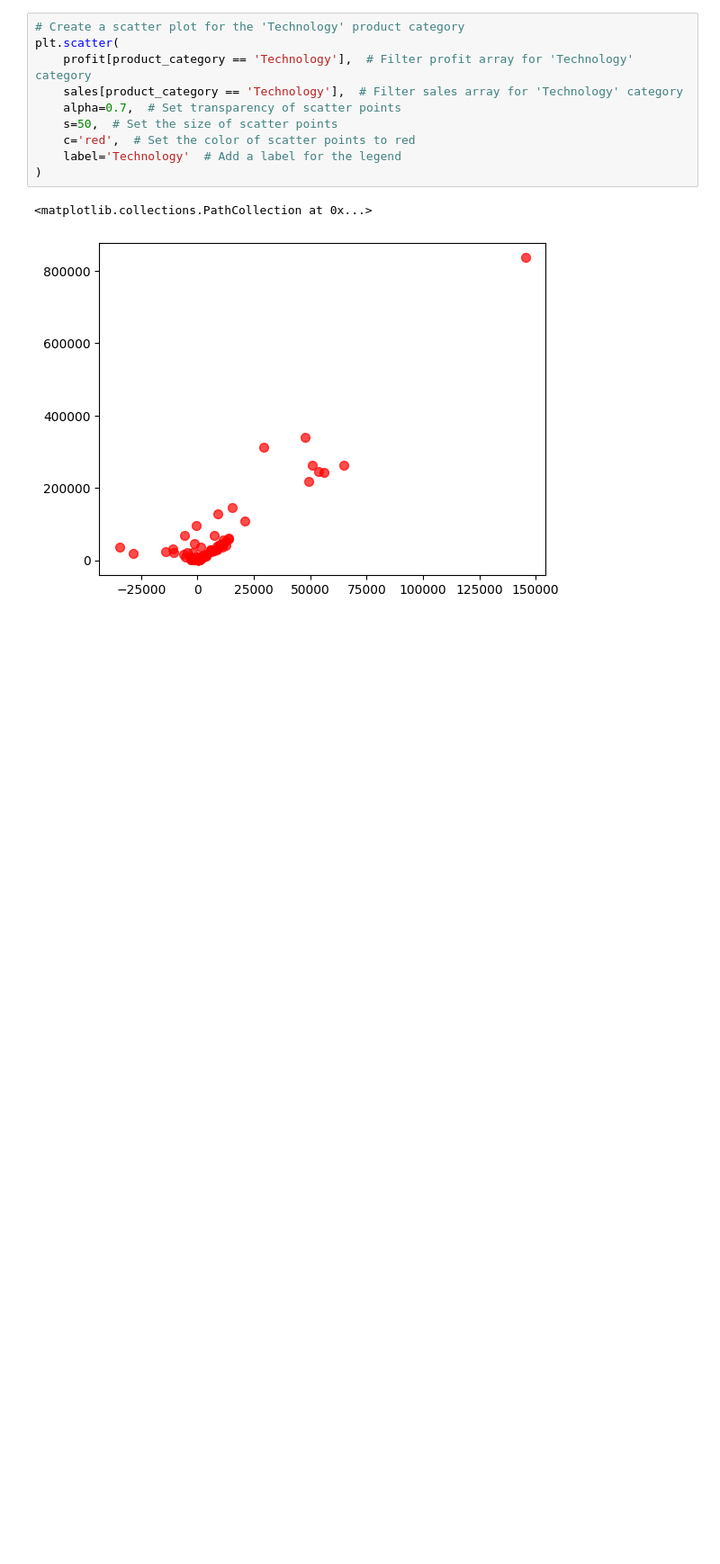
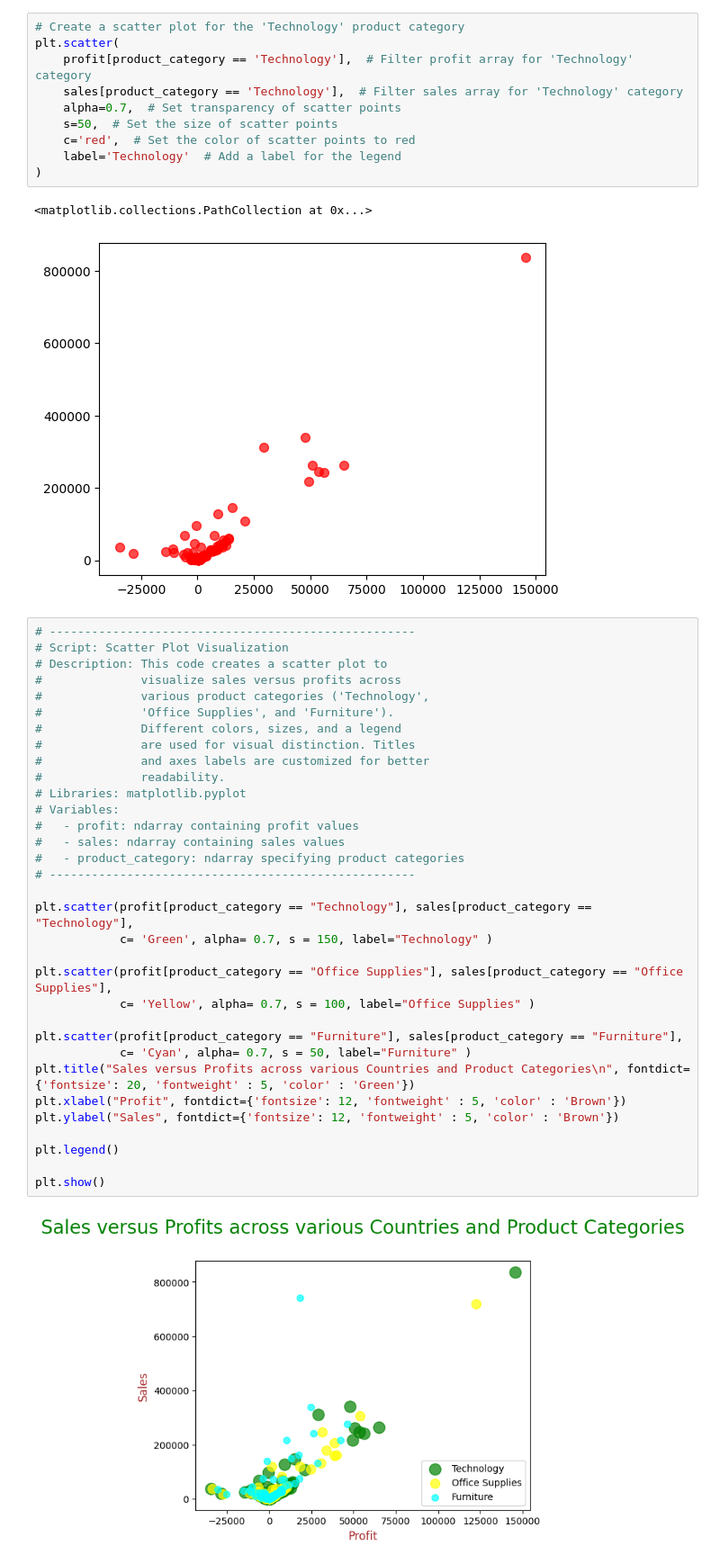
Before and after one commit to SUBHASISHBISWAS/UpGrad, a Jupyter notebook: Code/Courses/C1-SQL and Statistics Essentials/M2-Data Visualisation using Python/S1-Introduction to Data Visualisation with Matplotlib/SUBHASISH BISWAS/1-Matplotlib.ipynb, the cells around one changed output. Shown at 90% size. Drawn from its saved outputs; the diff is of its cells as text; blank space fills up the shorter version.

```diff
--- a/Code/Courses/C1-SQL and Statistics Essentials/M2-Data Visualisation using Python/S1-Introduction to Data Visualisation with Matplotlib/SUBHASISH BISWAS/1-Matplotlib.ipynb
+++ b/Code/Courses/C1-SQL and Statistics Essentials/M2-Data Visualisation using Python/S1-Introduction to Data Visualisation with Matplotlib/SUBHASISH BISWAS/1-Matplotlib.ipynb
@@ -102,3 +102,38 @@ plt.scatter(
 # %% [output]
 <matplotlib.collections.PathCollection at 0x...>
 [figure]
+# %%
+# ----------------------------------------------------
+# Script: Scatter Plot Visualization
+# Description: This code creates a scatter plot to
+#              visualize sales versus profits across
+#              various product categories ('Technology',
+#              'Office Supplies', and 'Furniture').
+#              Different colors, sizes, and a legend
+#              are used for visual distinction. Titles
+#              and axes labels are customized for better
+#              readability.
+# Libraries: matplotlib.pyplot
+# Variables:
+#   - profit: ndarray containing profit values
+#   - sales: ndarray containing sales values
+#   - product_category: ndarray specifying product categories
+# ----------------------------------------------------
+
+plt.scatter(profit[product_category == "Technology"], sales[product_category == "Technology"],
+            c= 'Green', alpha= 0.7, s = 150, label="Technology" )
+
+plt.scatter(profit[product_category == "Office Supplies"], sales[product_category == "Office Supplies"],
+            c= 'Yellow', alpha= 0.7, s = 100, label="Office Supplies" )
+
+plt.scatter(profit[product_category == "Furniture"], sales[product_category == "Furniture"],
+            c= 'Cyan', alpha= 0.7, s = 50, label="Furniture" )
+plt.title("Sales versus Profits across various Countries and Product Categories\n", fontdict={'fontsize': 20, 'fontweight' : 5, 'color' : 'Green'})
+plt.xlabel("Profit", fontdict={'fontsize': 12, 'fontweight' : 5, 'color' : 'Brown'})
+plt.ylabel("Sales", fontdict={'fontsize': 12, 'fontweight' : 5, 'color' : 'Brown'})
+
+plt.legend()
+
+plt.show()
+# %% [output]
+[figure, added]
```
